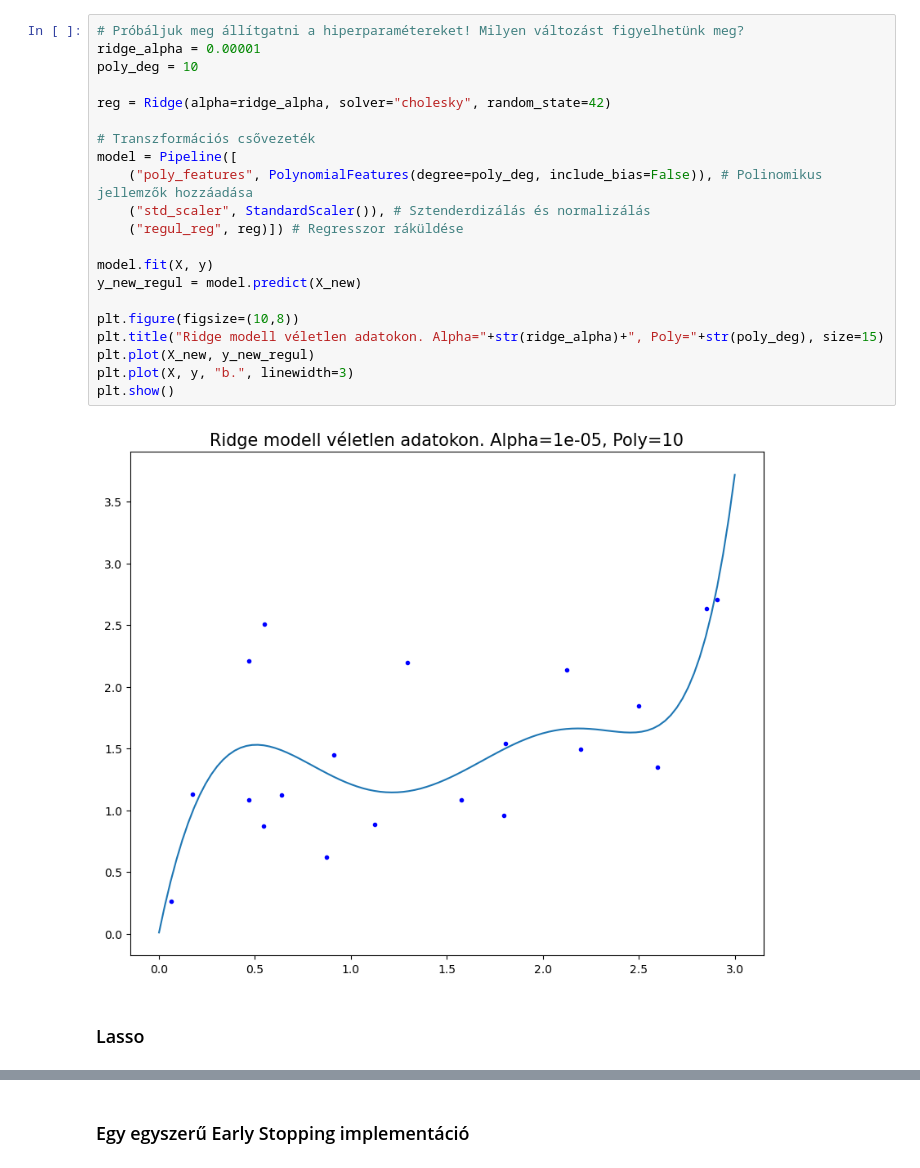
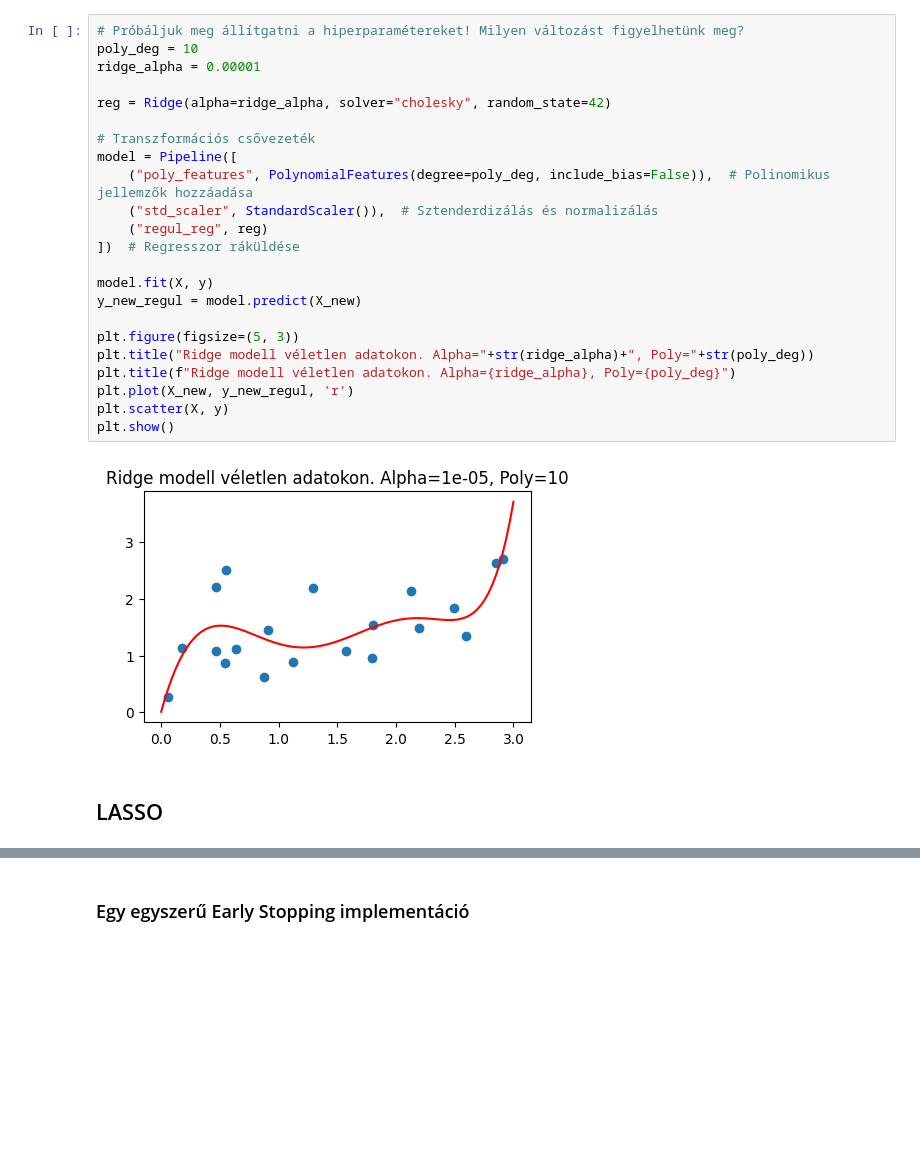
Before and after one commit to basictask/Elemzesmodszertan, a Jupyter notebook: 3_regularization/code/3_regularization.ipynb, the cells around one changed output, grey strips where cells are left out. Drawn from its saved outputs; the diff is of its cells as text; blank space fills up the shorter version.

```diff
--- a/3_regularization/code/3_regularization.ipynb
+++ b/3_regularization/code/3_regularization.ipynb
@@ -45,28 +45,30 @@ plt.show()
 # %%
 # Próbáljuk meg állítgatni a hiperparamétereket! Milyen változást figyelhetünk meg?
+poly_deg = 10
 ridge_alpha = 0.00001
-poly_deg = 10
 
 reg = Ridge(alpha=ridge_alpha, solver="cholesky", random_state=42)
 
 # Transzformációs csővezeték
 model = Pipeline([
-    ("poly_features", PolynomialFeatures(degree=poly_deg, include_bias=False)), # Polinomikus jellemzők hozzáadása
-    ("std_scaler", StandardScaler()), # Sztenderdizálás és normalizálás
-    ("regul_reg", reg)]) # Regresszor ráküldése
+    ("poly_features", PolynomialFeatures(degree=poly_deg, include_bias=False)),  # Polinomikus jellemzők hozzáadása
+    ("std_scaler", StandardScaler()),  # Sztenderdizálás és normalizálás
+    ("regul_reg", reg)
+])  # Regresszor ráküldése
 
 model.fit(X, y)
 y_new_regul = model.predict(X_new)
 
-plt.figure(figsize=(10,8))
-plt.title("Ridge modell véletlen adatokon. Alpha="+str(ridge_alpha)+", Poly="+str(poly_deg), size=15)
-plt.plot(X_new, y_new_regul)
-plt.plot(X, y, "b.", linewidth=3)
+plt.figure(figsize=(5, 3))
+plt.title("Ridge modell véletlen adatokon. Alpha="+str(ridge_alpha)+", Poly="+str(poly_deg))
+plt.title(f"Ridge modell véletlen adatokon. Alpha={ridge_alpha}, Poly={poly_deg}")
+plt.plot(X_new, y_new_regul, 'r')
+plt.scatter(X, y)
 plt.show()
 # %% [output]
-[figure, old version]
+[figure, new version]
 # %% [markdown]
-### Lasso
+## LASSO
 # %%
 # Hiperparaméterek felvétele. Milyen változásokat tapasztalunk?
 lasso_alpha = 0.001
```
Also changed, not shown: parts of 20 cells of this notebook, 6 other files.
